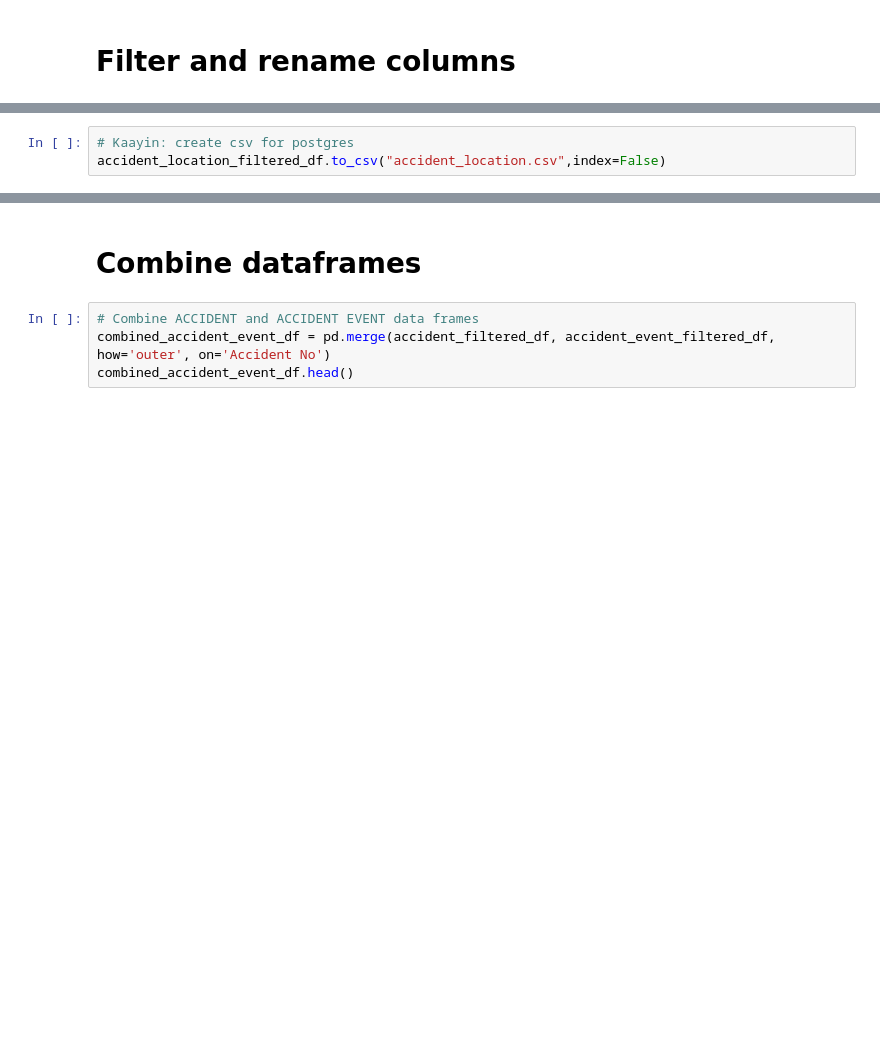
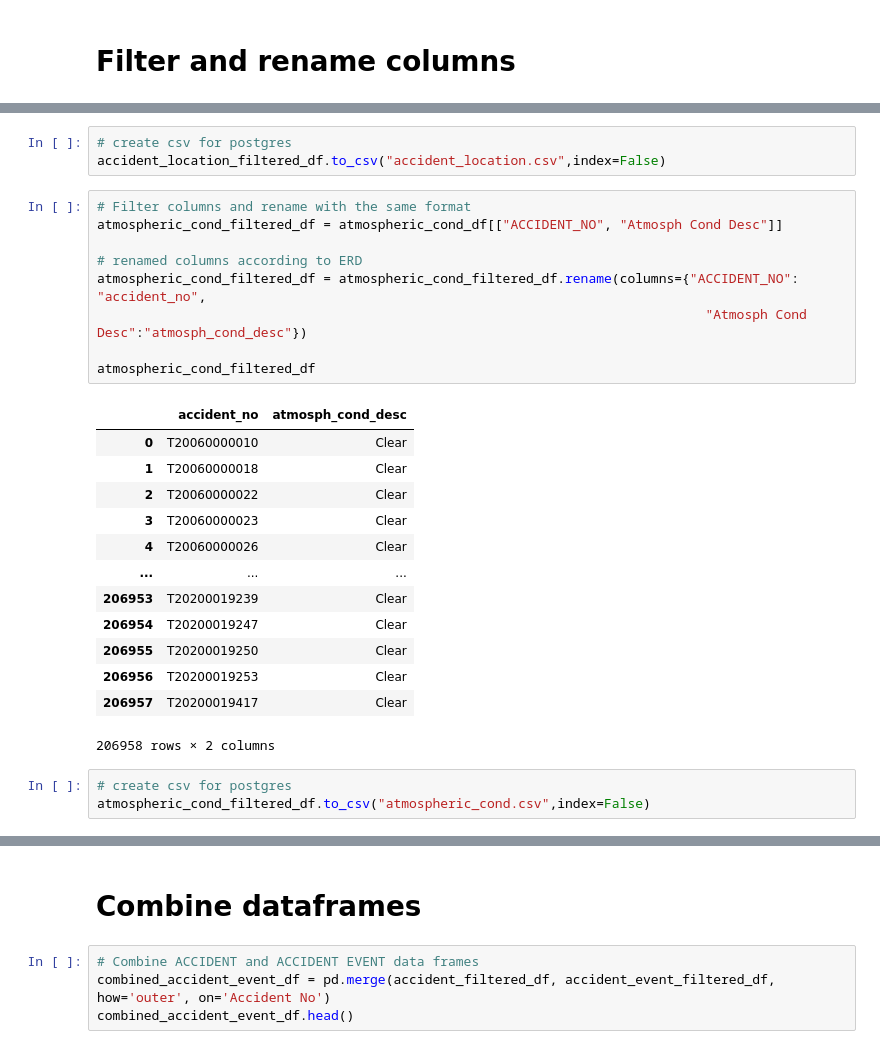
Before and after one commit to Stu-Vic/ETL-Project, a Jupyter notebook: ETL.ipynb, the cells around one changed output, grey strips where cells are left out. Drawn from its saved outputs; the diff is of its cells as text; blank space fills up the shorter version.

```diff
--- a/ETL.ipynb
+++ b/ETL.ipynb
@@ -136,5 +153,31 @@ accident_location_filtered_df
 | 203707 | T20200019417 | LOWER DANDENONG | ROAD | CASSAVA | COURT |
 203708 rows × 5 columns
 # %%
-# Kaayin: create csv for postgres
+# create csv for postgres
 accident_location_filtered_df.to_csv("accident_location.csv",index=False)
+# %%
+# Filter columns and rename with the same format
+atmospheric_cond_filtered_df = atmospheric_cond_df[["ACCIDENT_NO", "Atmosph Cond Desc"]]
+
+# renamed columns according to ERD
+atmospheric_cond_filtered_df = atmospheric_cond_filtered_df.rename(columns={"ACCIDENT_NO": "accident_no",
+                                                                              "Atmosph Cond Desc":"atmosph_cond_desc"})
+
+atmospheric_cond_filtered_df
+# %% [output]
+|  | accident_no | atmosph_cond_desc |
+| 0 | T20060000010 | Clear |
+| 1 | T20060000018 | Clear |
+| 2 | T20060000022 | Clear |
+| 3 | T20060000023 | Clear |
+| 4 | T20060000026 | Clear |
+| ... | ... | ... |
+| 206953 | T20200019239 | Clear |
+| 206954 | T20200019247 | Clear |
+| 206955 | T20200019250 | Clear |
+| 206956 | T20200019253 | Clear |
+| 206957 | T20200019417 | Clear |
+206958 rows × 2 columns
+# %%
+# create csv for postgres
+atmospheric_cond_filtered_df.to_csv("atmospheric_cond.csv",index=False)
```
Also changed, not shown: parts of 10 cells of this notebook, 12 other files.
